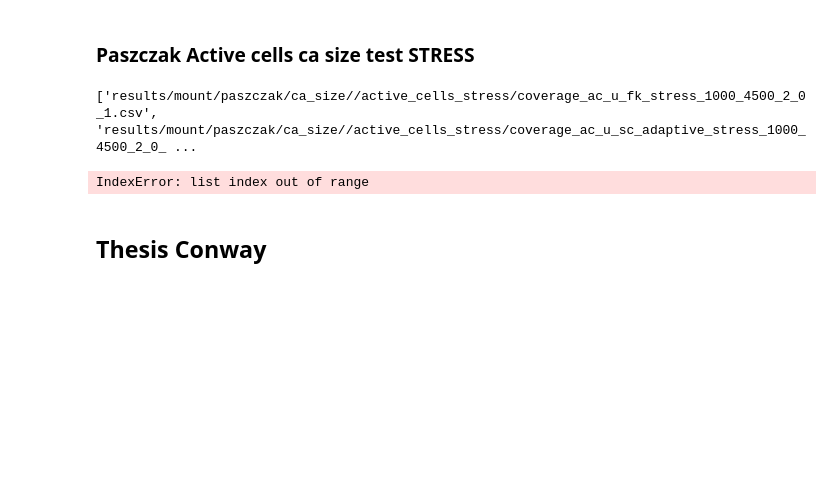
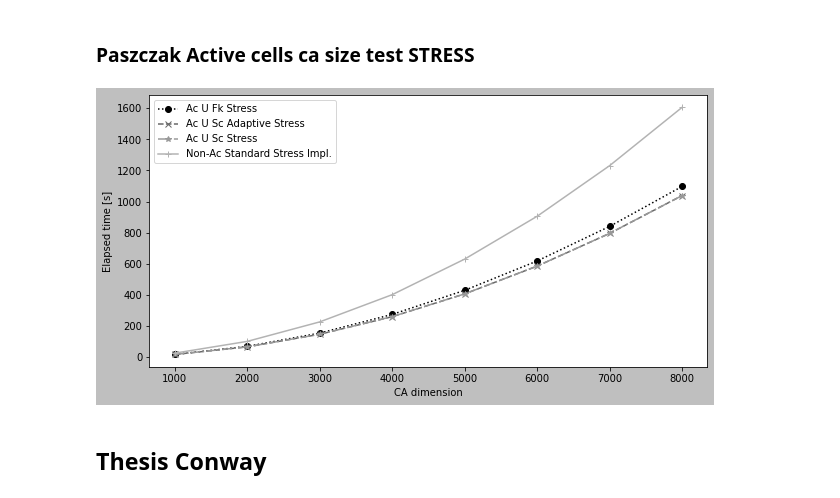
Before and after one commit to prenc/saturated-flow-thesis, a Jupyter notebook: notebooks/ca_size_comparison_charts.ipynb, the cells around one changed output. Drawn from its saved outputs; the diff is of its cells as text; code cells hidden in the pictures; blank space fills up the shorter version.

```diff
--- a/notebooks/ca_size_comparison_charts.ipynb
+++ b/notebooks/ca_size_comparison_charts.ipynb
@@ -265,19 +257,17 @@ plt.savefig("charts/active_cells_ca_size.pdf")
 ### Paszczak Active cells ca size test STRESS
 # %%
 df=read_ca_size_data(dir_path = "results/mount/paszczak/ca_size/", test_name="active_cells_stress")
-df.drop("ac_u_sc_stress_", axis=1, inplace=True)
 
 df = df.rename(columns={
      "ac_u_naive_stress_": "AC FK stress impl.",
      "ac_u_sc_one_kernel_adaptive_stress_": "AC SC adaptive stress impl.",
      "ac_u_sc_one_kernel_stress_": "AC SC stress impl.",
      "u_standard_stress_": "Non-AC standard stress impl.",
 })
 
 create_ca_size_plot(df)
-plt.savefig("charts/active_cells_ca_size_stress.pdf")
+plt.savefig("charts/paszczak/ca_size/active_cells_ca_size_stress.pdf")
 # %% [output]
-['results/mount/paszczak/ca_size//active_cells_stress/coverage_ac_u_fk_stress_1000_4500_2_0_1.csv', 'results/mount/paszczak/ca_size//active_cells_stress/coverage_ac_u_sc_adaptive_stress_1000_4500_2_0_ ...
-IndexError: list index out of range
+[figure, added]
 # %% [markdown]
 ## Thesis Conway
```
Also changed, not shown: parts of 17 cells of this notebook, 2 other files.
